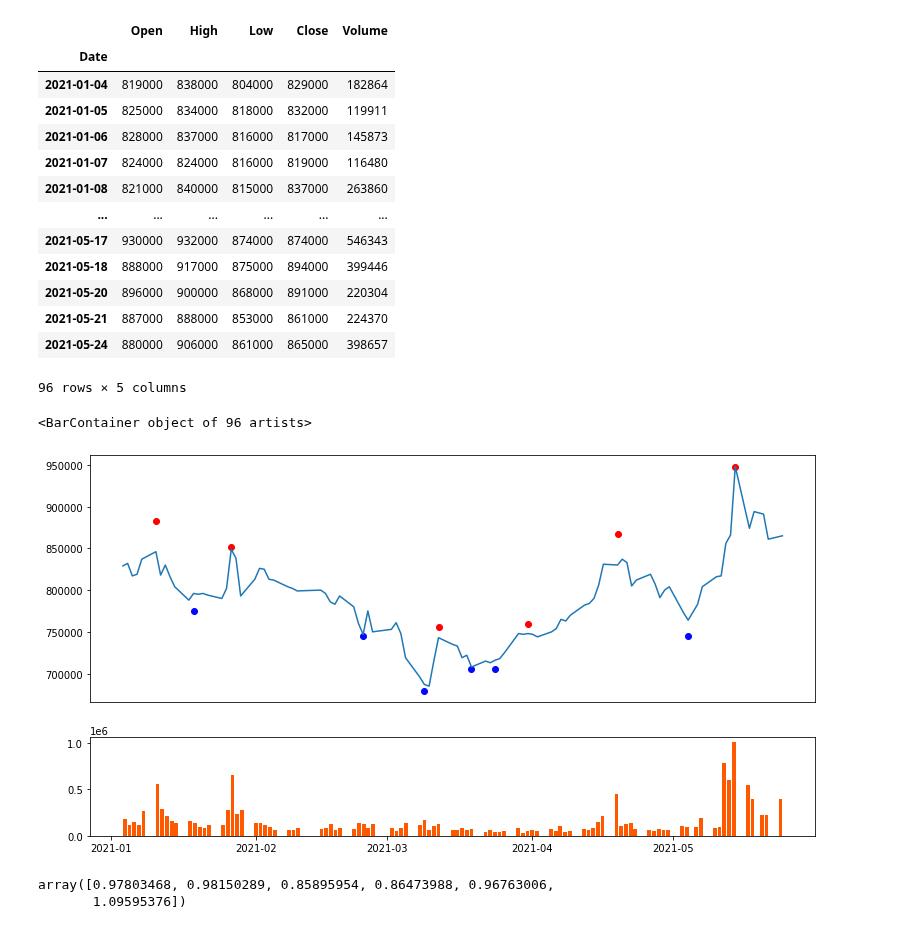
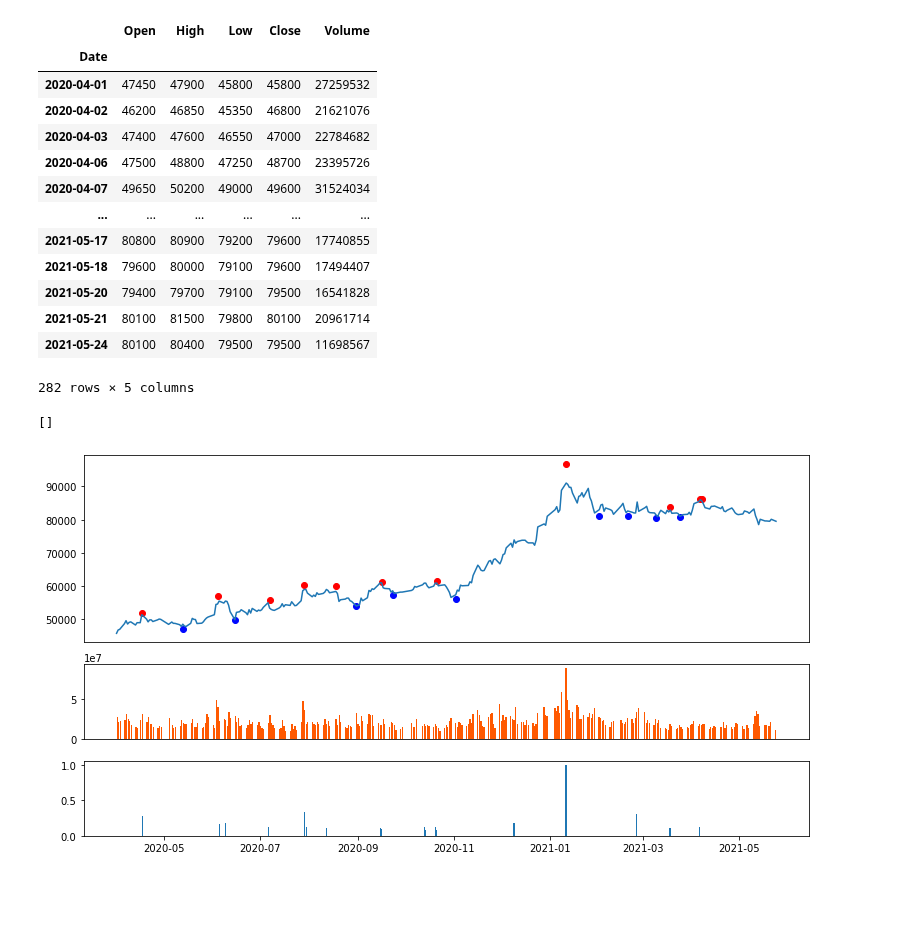
Before and after one commit to yeonghun00/stock-notes, a Jupyter notebook: techincals.ipynb, the cells around one changed output. Cells and saved outputs as stored; diff of their text form; code cells hidden in the pictures; blank space fills up the shorter version.

```diff
--- a/techincals.ipynb
+++ b/techincals.ipynb
@@ -62,26 +62,26 @@ class Stock:
     df = df.set_index([pd.Index(index)])
     return df
 # %%
-code = '207940'
+code = '005930'
 
 stock = Stock(code)
-df = stock.get_price('20210101', 'day')
+df = stock.get_price('20200401')
 df
 # %% [output]
 |  | Open | High | Low | Close | Volume |
 | Date |  |  |  |  |  |
-| 2021-01-04 | 819000 | 838000 | 804000 | 829000 | 182864 |
-| 2021-01-05 | 825000 | 834000 | 818000 | 832000 | 119911 |
-| 2021-01-06 | 828000 | 837000 | 816000 | 817000 | 145873 |
-| 2021-01-07 | 824000 | 824000 | 816000 | 819000 | 116480 |
-| 2021-01-08 | 821000 | 840000 | 815000 | 837000 | 263860 |
+| 2020-04-01 | 47450 | 47900 | 45800 | 45800 | 27259532 |
+| 2020-04-02 | 46200 | 46850 | 45350 | 46800 | 21621076 |
+| 2020-04-03 | 47400 | 47600 | 46550 | 47000 | 22784682 |
+| 2020-04-06 | 47500 | 48800 | 47250 | 48700 | 23395726 |
+| 2020-04-07 | 49650 | 50200 | 49000 | 49600 | 31524034 |
 | ... | ... | ... | ... | ... | ... |
-| 2021-05-17 | 930000 | 932000 | 874000 | 874000 | 546343 |
-| 2021-05-18 | 888000 | 917000 | 875000 | 894000 | 399446 |
-| 2021-05-20 | 896000 | 900000 | 868000 | 891000 | 220304 |
-| 2021-05-21 | 887000 | 888000 | 853000 | 861000 | 224370 |
-| 2021-05-24 | 880000 | 906000 | 861000 | 865000 | 398657 |
+| 2021-05-17 | 80800 | 80900 | 79200 | 79600 | 17740855 |
+| 2021-05-18 | 79600 | 80000 | 79100 | 79600 | 17494407 |
+| 2021-05-20 | 79400 | 79700 | 79100 | 79500 | 16541828 |
+| 2021-05-21 | 80100 | 81500 | 79800 | 80100 | 20961714 |
+| 2021-05-24 | 80100 | 80400 | 79500 | 79500 | 11698567 |
-96 rows × 5 columns
+282 rows × 5 columns
 # %%
 import math
 
@@ -127,14 +127,23 @@ class Technicals:
 
       return new_df
 
-  def get_closeness(self, pos:str='max', adj_co:int=5)->list:
+  def get_closeness(self, pos:str='max', position:str='Close', adj_co:int=5)->list:
     if pos == 'min':
-      li = [x for x in self.get_mins('Close', adj_co)['Close'] if not math.isnan(x)]
+      li = [x for x in self.get_mins(position, adj_co)['Close'] if not math.isnan(x)]
     elif pos == 'max':
-      li = [x for x in self.get_maxs('Close', adj_co)['Close'] if not math.isnan(x)]
+      li = [x for x in self.get_maxs(position, adj_co)['Close'] if not math.isnan(x)]
     current = self.df.iloc[-1]['Close']
 
     return li/current
 
-  def get_influencial_volumes(self, ranking:int=5):
-    return df['Volume'].sort_values().iloc[-ranking:]
+  def get_highvolumes(self, ranking:int=5):
+    return self.df['Volume'].sort_values().iloc[-ranking:]
+
+  def get_weight(self):
+    v = self.df['Volume']
+    volume_weight = (v-min(v))/(max(v)-min(v))
+
+    p = pd.DataFrame({'P':range(len(df.index.values),0,-1)}, index = df.index.values)['P']
+    position_weight = (p-min(p))/(max(p)-min(p))
+
+    return volume_weight, position_weight
@@ -141,24 +152,29 @@ class Technicals:
+# %%
+d = pd.DataFrame({'D':1}, index = df.index.values)['D']
+weighted_d = d * tech.get_weight()[0].values
+# %%
+value_position = tech.get_maxs('Close', 10)['Close'] * 0 + 1
+scores = pd.DataFrame({'Score':[a * b for a, b in zip(weighted_d, value_position)]}, index = df.index.values)
+#score = score.dropna()
+#score.sort_values(by=['Score'])
 # %%
 import matplotlib.pyplot as plt
 from matplotlib.pyplot import figure
 
-tech = Technicals(df)
-fig, axs = plt.subplots(2,1,figsize=(13,7), gridspec_kw={'height_ratios': [5, 2]})
+fig, axs = plt.subplots(3,1,figsize=(13,7), gridspec_kw={'height_ratios': [5, 2,2]})
 axs[0].plot(df['Close'])
-axs[0].scatter(x=df.index, y=tech.get_maxs('High', 5), c='#ff0000', marker='o')
-axs[0].scatter(x=df.index, y=tech.get_mins('Low', 5), c='#0008ff', marker='o')
-axs[0].set_xticks([])
-
+axs[0].scatter(x=df.index, y=tech.get_maxs('High', 10), c='#ff0000', marker='o')
+axs[0].scatter(x=df.index, y=tech.get_mins('Low', 10), c='#0008ff', marker='o')
 
 axs[1].bar(x=df.index, height=df['Volume'], color='#ff5900')
+temp_scores = scores.fillna(0)
+axs[2].bar(x=df.index, height=temp_scores['Score'])
+
+axs[0].set_xticks([])
+axs[1].set_xticks([])
 # %% [output]
-<BarContainer object of 96 artists>
+[]
-[figure, old version]
+[figure, new version]
 # %%
-tech.get_closeness('max', 5)
-
 # find max among, cal increase prob
 # find distance ==> (weight)
-# %% [output]
-array([0.97803468, 0.98150289, 0.85895954, 0.86473988, 0.96763006,
-       1.09595376])
```
Also changed, not shown: parts of 2 cells of this notebook.
